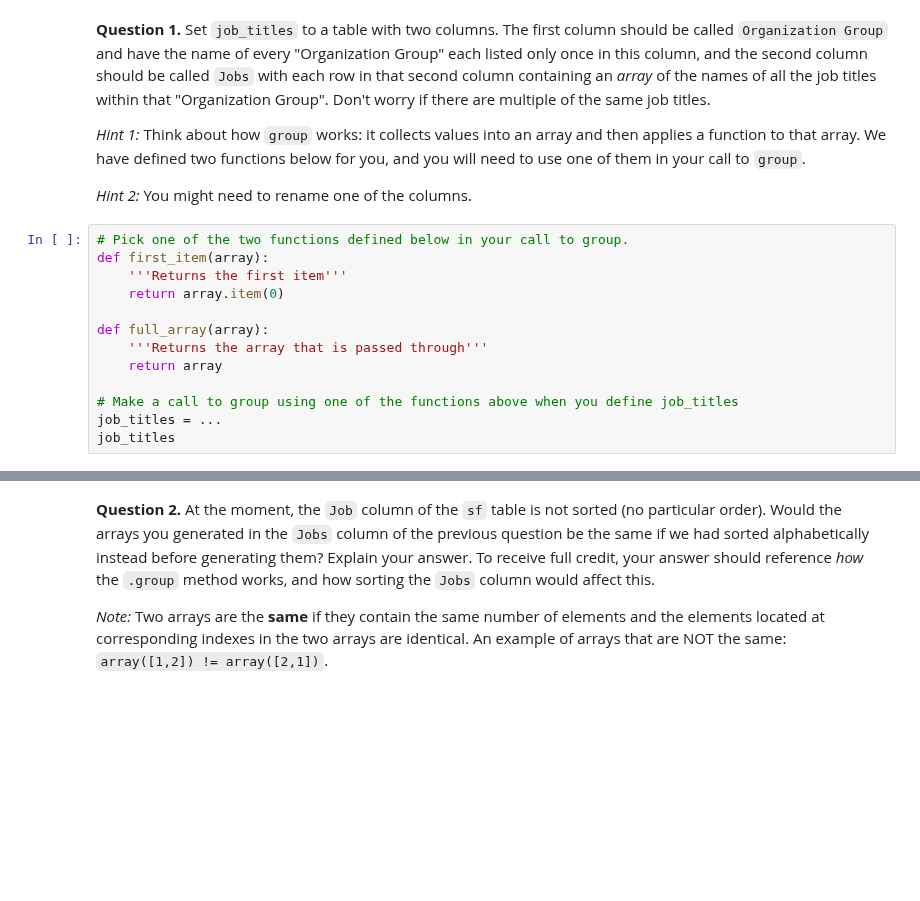
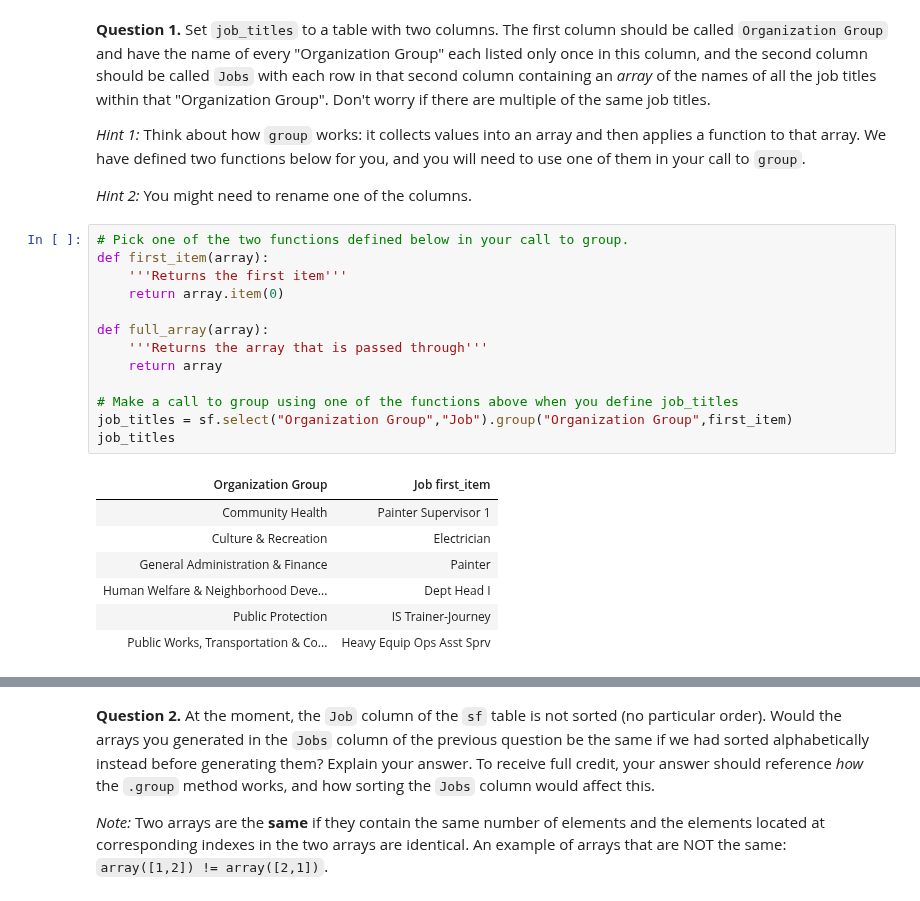
Before and after one commit to zeke5172-wq/Data-Analytics-class, a Jupyter notebook: hw04/hw04.ipynb, the cells around one changed output, grey strips where cells are left out. Cells and saved outputs as stored; diff of their text form; blank space fills up the shorter version.

```diff
--- a/hw04/hw04.ipynb
+++ b/hw04/hw04.ipynb
@@ -218,15 +234,23 @@ We want to use this table to generate arrays with the job titles of the members
 # %%
 # Pick one of the two functions defined below in your call to group.
 def first_item(array):
     '''Returns the first item'''
     return array.item(0)
 
 def full_array(array):
     '''Returns the array that is passed through'''
     return array
 
 # Make a call to group using one of the functions above when you define job_titles
-job_titles = ...
+job_titles = sf.select("Organization Group","Job").group("Organization Group",first_item)
 job_titles
+# %% [output]
+| Organization Group | Job first_item |
+| Community Health | Painter Supervisor 1 |
+| Culture & Recreation | Electrician |
+| General Administration & Finance | Painter |
+| Human Welfare & Neighborhood Deve... | Dept Head I |
+| Public Protection | IS Trainer-Journey |
+| Public Works, Transportation & Co... | Heavy Equip Ops Asst Sprv |
 # %%
 grader.check("q2_1")
```
Also changed, not shown: parts of 8 cells of this notebook, 1 other file.
